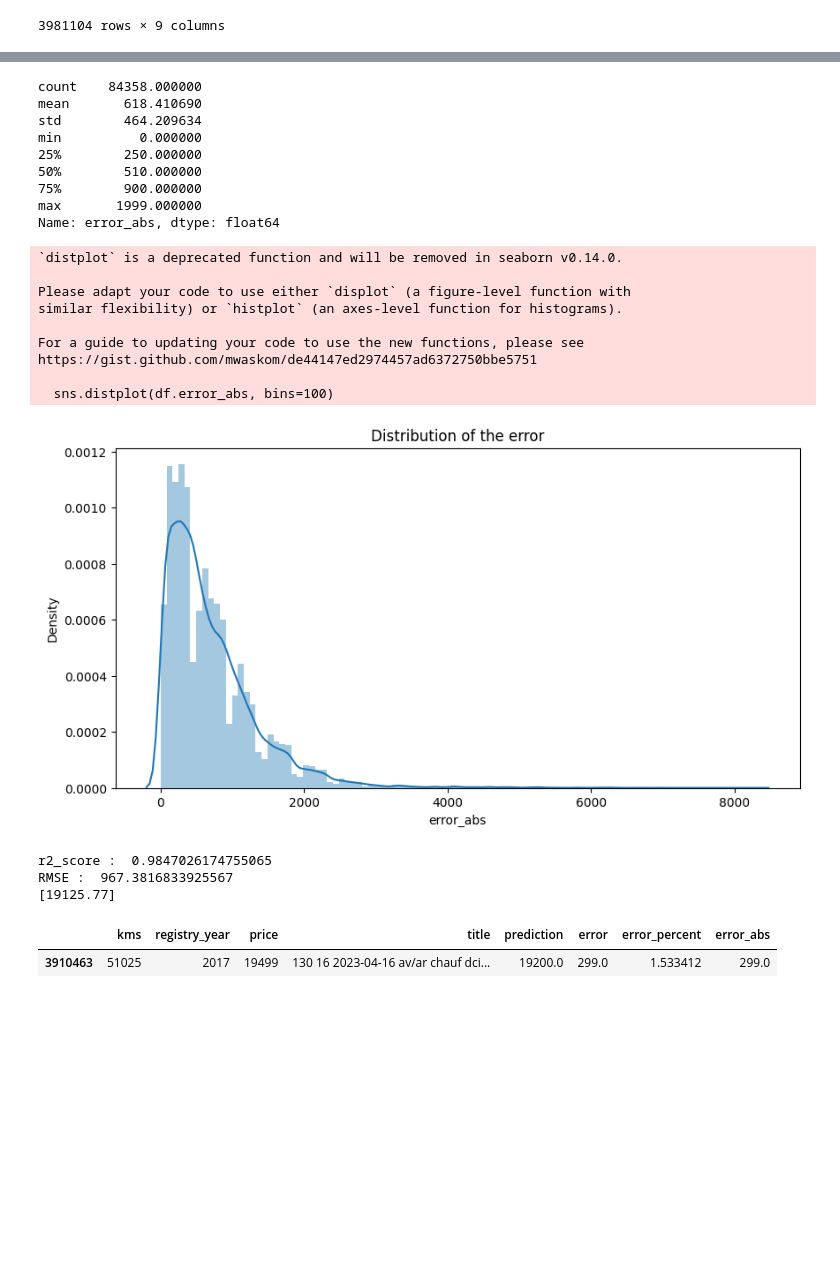
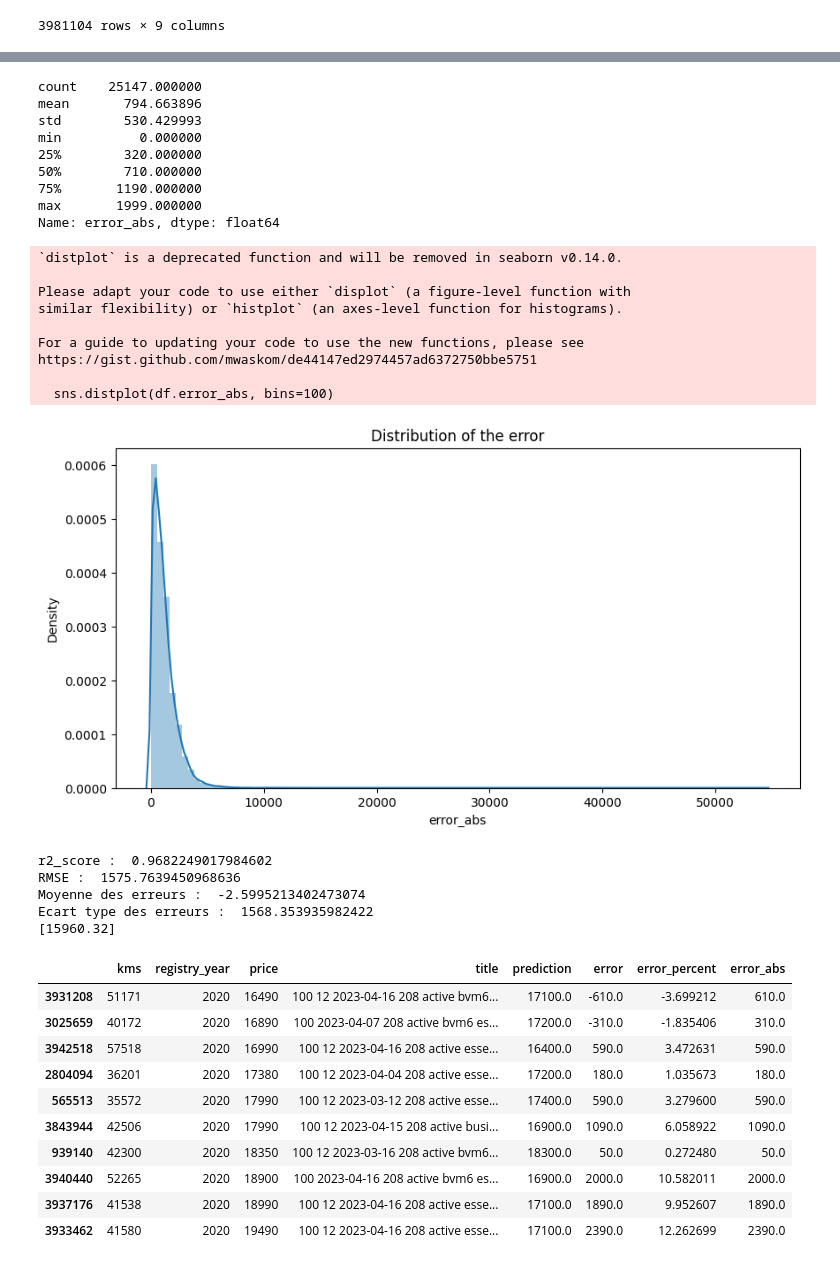
Before and after one commit to jntf/eval, a Jupyter notebook: fuzzywuzzy.ipynb, the cells around one changed output, grey strips where cells are left out. Cells and saved outputs as stored; diff of their text form; code cells hidden in the pictures; blank space fills up the shorter version.

```diff
--- a/fuzzywuzzy.ipynb
+++ b/fuzzywuzzy.ipynb
@@ -44,9 +44,9 @@ df
 | 3981102 | volkswagen | polo | v 1.4 tdi 90 bluemotion technolog... | 151452 | diesel | manuelle | 2015 | 8990 | 2023-04-16 |
 | 3981103 | volkswagen | golf | 2.0 tdi 184 gtd | 132360 | diesel | automatique | 2017 | 18490 | 2023-04-16 |
 3981104 rows × 9 columns
+# %%
+df = df[(df.brand == 'peugeot')].drop_duplicates(subset=['brand', 'model', 'version', 'kms', 'energy', 'gear'], keep='last')
 # %%
-df = df[(df.brand == 'peugeot')]
-
 def clean_version(x):
     stopword = ['cv', ' ', '', '5p', '-', '.', '|', '+', '+options', 'options', 'option', 'opt', 'brand', 'model', 'energy', 'gear', 'kms', 'version', 's&s']
     version = x.lower().split(' ')
@@ -188,13 +174,13 @@ df['error_abs'] = df.error.apply(lambda x: abs(x))
 # %%
 df[df.error_abs <2000].error_abs.describe()
 # %% [output]
-count    84358.000000
-mean       618.410690
-std        464.209634
+count    25147.000000
+mean       794.663896
+std        530.429993
 min          0.000000
-25%        250.000000
-50%        510.000000
-75%        900.000000
+25%        320.000000
+50%        710.000000
+75%       1190.000000
 max       1999.000000
 Name: error_abs, dtype: float64
 # %%
@@ -213,43 +199,61 @@ For a guide to updating your code to use the new functions, please see
 https://gist.github.com/mwaskom/de44147ed2974457ad6372750bbe5751
 
   sns.distplot(df.error_abs, bins=100)
-[figure, old version]
+[figure, new version]
 # %%
 # test to predict price
 car = {
-    'brand': 'Nissan',
-    'model': 'Qashqai',
-    'version': '1.7 dci 130 tekna diesel manuelle',
+    'brand': 'peugeot',
+    'model': '208',
+    'version': '1.2 PureTech 100 S&S BVM5 active essence manuelle',
     'dateIntegration': '2023-04-16',
-    'kms': 60000,
-    'registry_year': 2017,
+    'kms': 46000,
+    'registry_year': 2020,
 }
 
 def predict_price(car):
     car = pd.DataFrame(car, index=[0])
     car.version = car.version.apply(clean_version)
     car.brand = car.brand.apply(lambda x: x.lower())
     car.model = car.model.apply(lambda x: x.lower())
     car['title'] = car.brand + ' ' + car.model + ' ' + car.version + ' ' + car.dateIntegration
     car = car.drop(columns=['brand', 'model', 'version', 'dateIntegration'])
     car.title = car.title.apply(lambda x: ' '.join(sorted(set(x.split(' ')))))
     X_text = vectorizer.transform(car.title)
     X_num = car.drop(columns=['title']).values
     sc = StandardScaler()
     X = sc.fit_transform(X_num)
     X = np.concatenate((X_text.toarray(), X_num), axis=1)
     return xgb.predict(X)
 
 print("r2_score : ", r2_score(y_test, y_pred))
 print('RMSE : ', np.sqrt(mean_squared_error(y_test, y_pred)))
+# Moyenne des erreurs et ecart type
+print('Moyenne des erreurs : ', df.error.mean())
+print('Ecart type des erreurs : ', df.error.std())
 print(predict_price(car))
-df[df.title.str.contains('qashqai') & (df.registry_year == 2017) & (df.kms < 80000) & df.title.str.contains('tekna') & df.title.str.contains('130') & df.title.str.contains('2023-04-16')]
+df[df.title.str.contains('208') & (df.registry_year == 2020)
+    & (df.kms < 60000) & (df.kms > 35000)
+    & df.title.str.contains('active') & df.title.str.contains('100') & df.title.str.contains('essence')
+    & df.title.str.contains('manuelle')
+].sort_values(by='price')
 # %% [output]
-r2_score :  0.9847026174755065
-RMSE :  967.3816833925567
-[19125.77]
+r2_score :  0.9682249017984602
+RMSE :  1575.7639450968636
+Moyenne des erreurs :  -2.5995213402473074
+Ecart type des erreurs :  1568.353935982422
+[15960.32]
 |  | kms | registry_year | price | title | prediction | error | error_percent | error_abs |
-| 3910463 | 51025 | 2017 | 19499 | 130 16 2023-04-16 av/ar chauf dci... | 19200.0 | 299.0 | 1.533412 | 299.0 |
+| 3931208 | 51171 | 2020 | 16490 | 100 12 2023-04-16 208 active bvm6... | 17100.0 | -610.0 | -3.699212 | 610.0 |
+| 3025659 | 40172 | 2020 | 16890 | 100 2023-04-07 208 active bvm6 es... | 17200.0 | -310.0 | -1.835406 | 310.0 |
+| 3942518 | 57518 | 2020 | 16990 | 100 12 2023-04-16 208 active esse... | 16400.0 | 590.0 | 3.472631 | 590.0 |
+| 2804094 | 36201 | 2020 | 17380 | 100 12 2023-04-04 208 active esse... | 17200.0 | 180.0 | 1.035673 | 180.0 |
+| 565513 | 35572 | 2020 | 17990 | 100 12 2023-03-12 208 active esse... | 17400.0 | 590.0 | 3.279600 | 590.0 |
+| 3843944 | 42506 | 2020 | 17990 | 100 12 2023-04-15 208 active busi... | 16900.0 | 1090.0 | 6.058922 | 1090.0 |
+| 939140 | 42300 | 2020 | 18350 | 100 12 2023-03-16 208 active bvm6... | 18300.0 | 50.0 | 0.272480 | 50.0 |
+| 3940440 | 52265 | 2020 | 18900 | 100 2023-04-16 208 active bvm6 es... | 16900.0 | 2000.0 | 10.582011 | 2000.0 |
+| 3937176 | 41538 | 2020 | 18990 | 100 12 2023-04-16 208 active esse... | 17100.0 | 1890.0 | 9.952607 | 1890.0 |
+| 3933462 | 41580 | 2020 | 19490 | 100 12 2023-04-16 208 active esse... | 17100.0 | 2390.0 | 12.262699 | 2390.0 |
 # %%
 df[df.title.str.contains('qashqai') & (df.registry_year == 2017) & (df.kms < 80000) & df.title.str.contains('tekna') & df.title.str.contains('130') & df.title.str.contains('2023-04-16')].values
 # %% [output]
```
Also changed, not shown: parts of 9 cells of this notebook, 13 other files.
